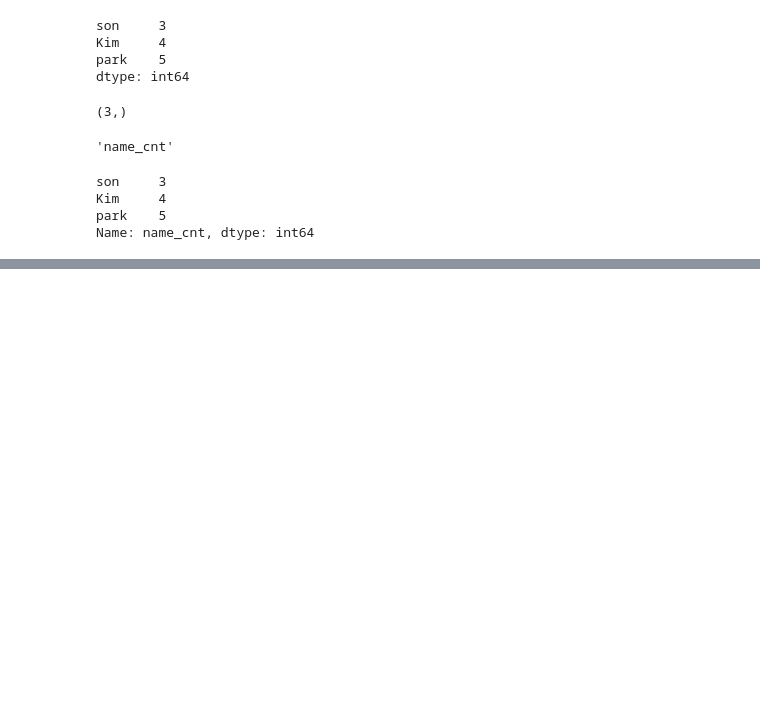
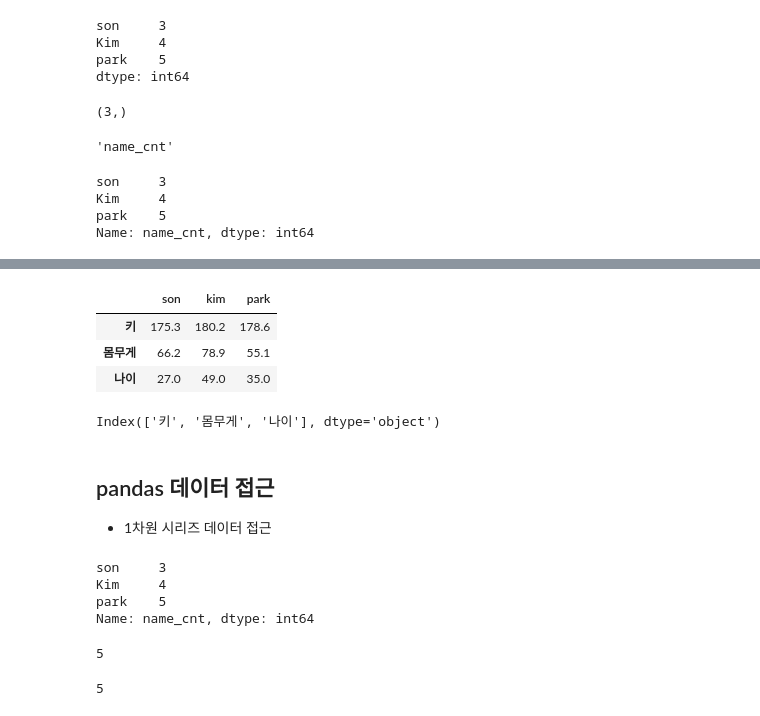
Before and after one commit to JangGunWook/python_study, a Jupyter notebook: Python Lib(데이터분석/ex04_pandas_다루기.ipynb, the cells around one changed output, grey strips where cells are left out. Saved outputs shown, nothing was run; the diff lists cells and outputs as text; code cells hidden in the pictures; blank space fills up the shorter version.

```diff
--- a/Python Lib(데이터분석/ex04_pandas_다루기.ipynb
+++ b/Python Lib(데이터분석/ex04_pandas_다루기.ipynb
@@ -55,0 +178,48 @@ Name: name_cnt, dtype: int64
+# %%
+# person_info 행렬 전환하는 키워드
+person_info.T
+# %% [output]
+|  | son | kim | park |
+| 키 | 175.3 | 180.2 | 178.6 |
+| 몸무게 | 66.2 | 78.9 | 55.1 |
+| 나이 | 27.0 | 49.0 | 35.0 |
+# %%
+# 벨류 확인하기
+# 데이터 타입확인
+# index 확인
+# co
+person_info.values
+person_info.dtypes
+person_info.index
+person_info.columns
+# %% [output]
+Index(['키', '몸무게', '나이'], dtype='object')
+# %% [markdown]
+## pandas 데이터 접근
+
+- 1차원 시리즈 데이터 접근
+# %%
+num_series2
+# %% [output]
+son     3
+Kim     4
+park    5
+Name: name_cnt, dtype: int64
+# %%
+# 인덱스 번호로 접근
+# son
+num_series2[0]
+# kim
+num_series2[1]
+# park
+num_series2[2]
+# %% [output]
+5
+# %%
+# 인덱스 값으로 접근
+# kim
+num_series2['Kim']
+# park
+num_series2['park']
+# %% [output]
+5
```
Also changed, not shown: parts of 27 cells of this notebook, 1 other file.
